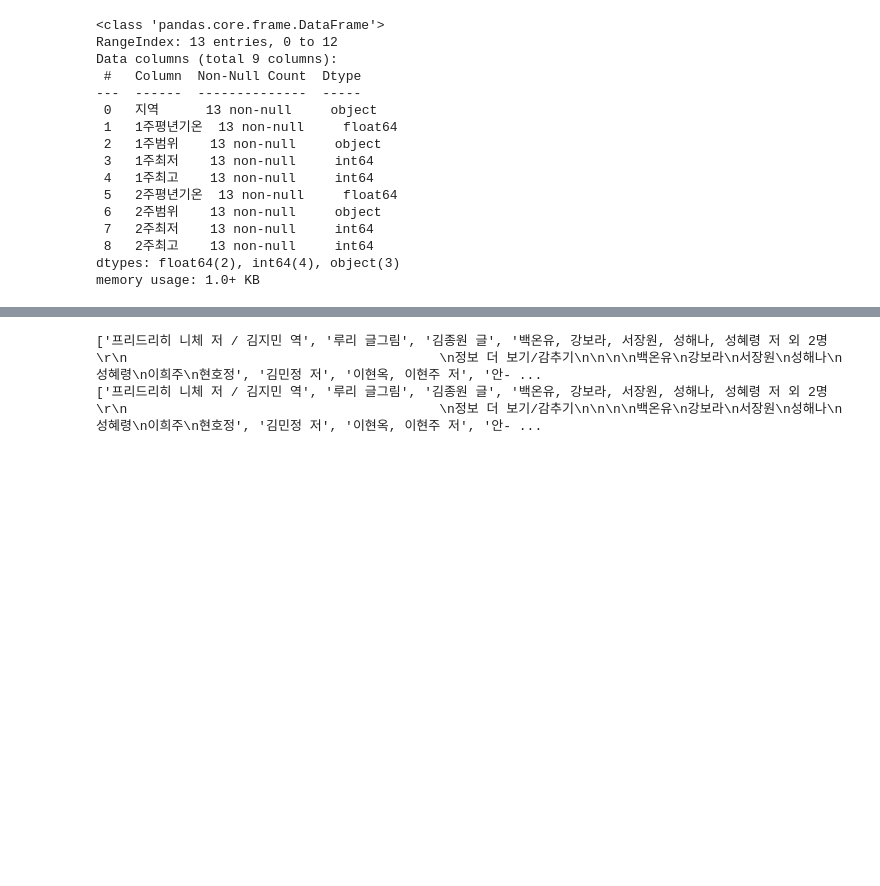
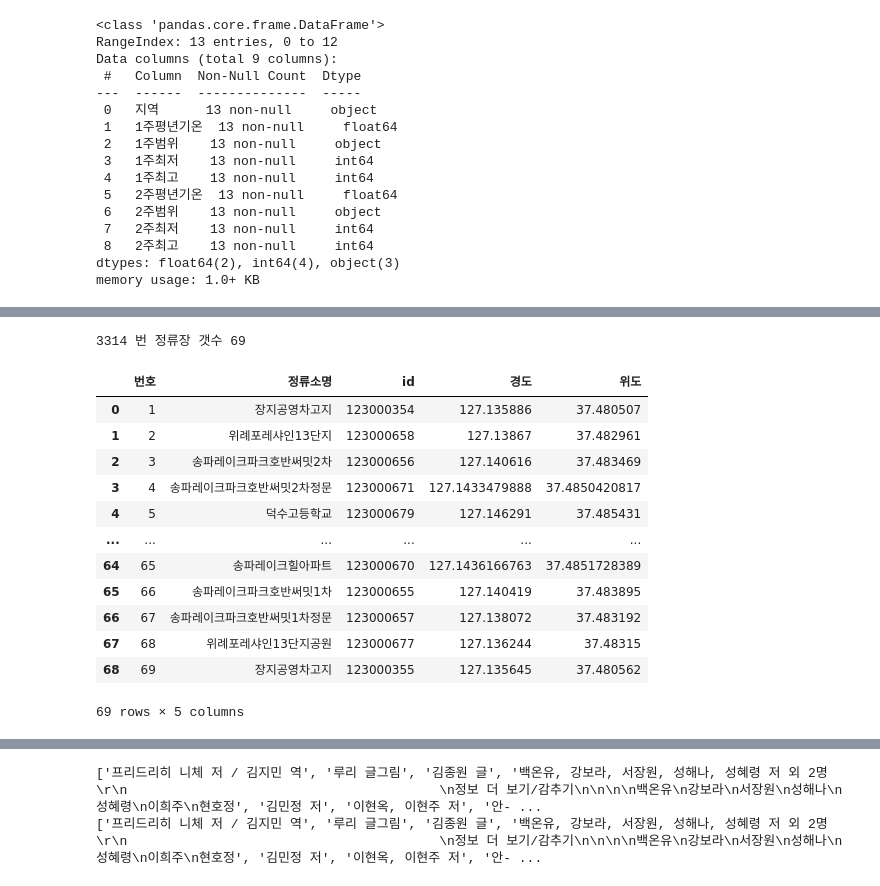
Before and after one commit to hzj04473/ai_x, a Jupyter notebook: source/01_python/ch14_웹데이터수집1_정적_공공api.ipynb, the cells around one changed output, grey strips where cells are left out. Cells and saved outputs as stored; diff of their text form; code cells hidden in the pictures; blank space fills up the shorter version.

```diff
--- a/source/01_python/ch14_웹데이터수집1_정적_공공api.ipynb
+++ b/source/01_python/ch14_웹데이터수집1_정적_공공api.ipynb
@@ -1475,0 +1538,46 @@ memory usage: 1.0+ KB
+# %%
+import pandas as pd
+
+stationurl = f"http://ws.bus.go.kr/api/rest/busRouteInfo/getStaionByRoute?ServiceKey={key}&busRouteId={busRouteId}"
+# print(stationurl)
+
+response = requests.get(stationurl)
+# response.status_code
+
+soup = BeautifulSoup(response.text, 'xml')
+# soup
+itemLists = soup.find_all('itemList')
+print(busNum,'번 정류장 갯수', len(itemLists))
+bus_station = []
+for idx, itemList in enumerate(itemLists):
+    # 정류장 이름, 정류장 id, 경도, 위도
+    stationNm = itemList.find('stationNm').text
+    station = itemList.find('station').text
+    gpsX = itemList.find('gpsX').text
+    gpsY = itemList.find('gpsY').text
+
+    bus_station.append([
+        idx+1,
+        stationNm,
+        station,
+        gpsX,
+        gpsY
+    ])
+
+df = pd.DataFrame(bus_station,columns=['번호','정류소명','id','경도','위도'])
+df.head(len(itemLists))
+# %% [output]
+3314 번 정류장 갯수 69
+|  | 번호 | 정류소명 | id | 경도 | 위도 |
+| 0 | 1 | 장지공영차고지 | 123000354 | 127.135886 | 37.480507 |
+| 1 | 2 | 위례포레샤인13단지 | 123000658 | 127.13867 | 37.482961 |
+| 2 | 3 | 송파레이크파크호반써밋2차 | 123000656 | 127.140616 | 37.483469 |
+| 3 | 4 | 송파레이크파크호반써밋2차정문 | 123000671 | 127.1433479888 | 37.4850420817 |
+| 4 | 5 | 덕수고등학교 | 123000679 | 127.146291 | 37.485431 |
+| ... | ... | ... | ... | ... | ... |
+| 64 | 65 | 송파레이크힐아파트 | 123000670 | 127.1436166763 | 37.4851728389 |
+| 65 | 66 | 송파레이크파크호반써밋1차 | 123000655 | 127.140419 | 37.483895 |
+| 66 | 67 | 송파레이크파크호반써밋1차정문 | 123000657 | 127.138072 | 37.483192 |
+| 67 | 68 | 위례포레샤인13단지공원 | 123000677 | 127.136244 | 37.48315 |
+| 68 | 69 | 장지공영차고지 | 123000355 | 127.135645 | 37.480562 |
+69 rows × 5 columns
```
Also changed, not shown: parts of 15 cells of this notebook, 7 other files.
